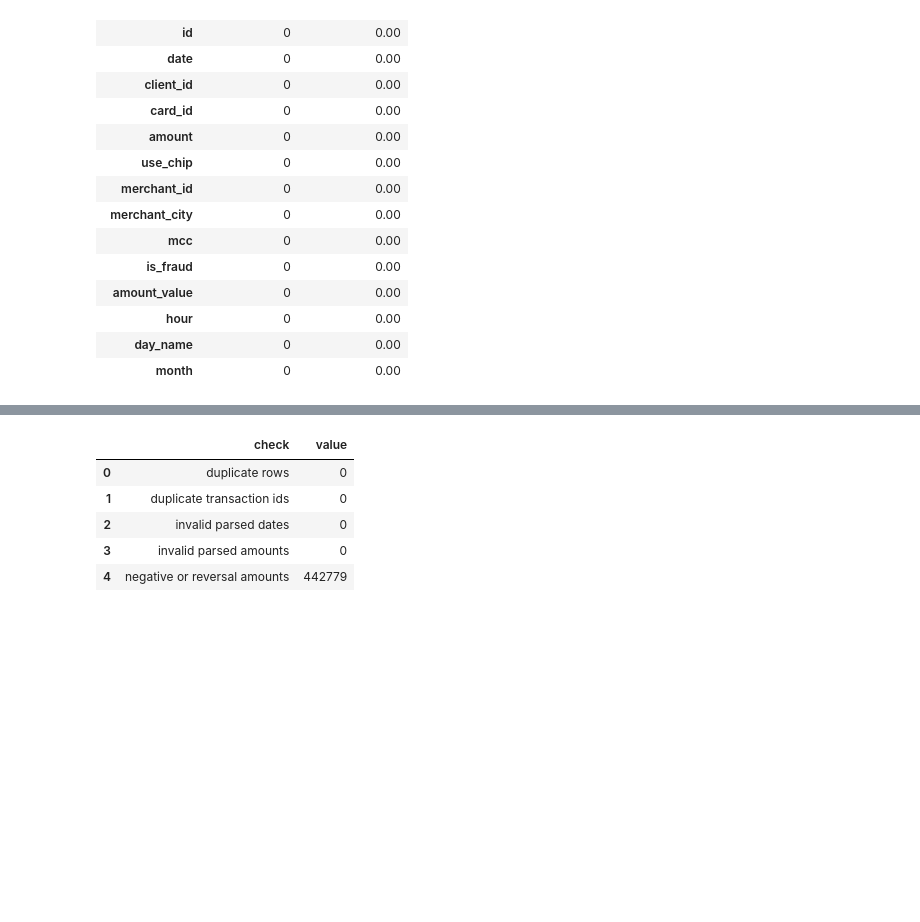
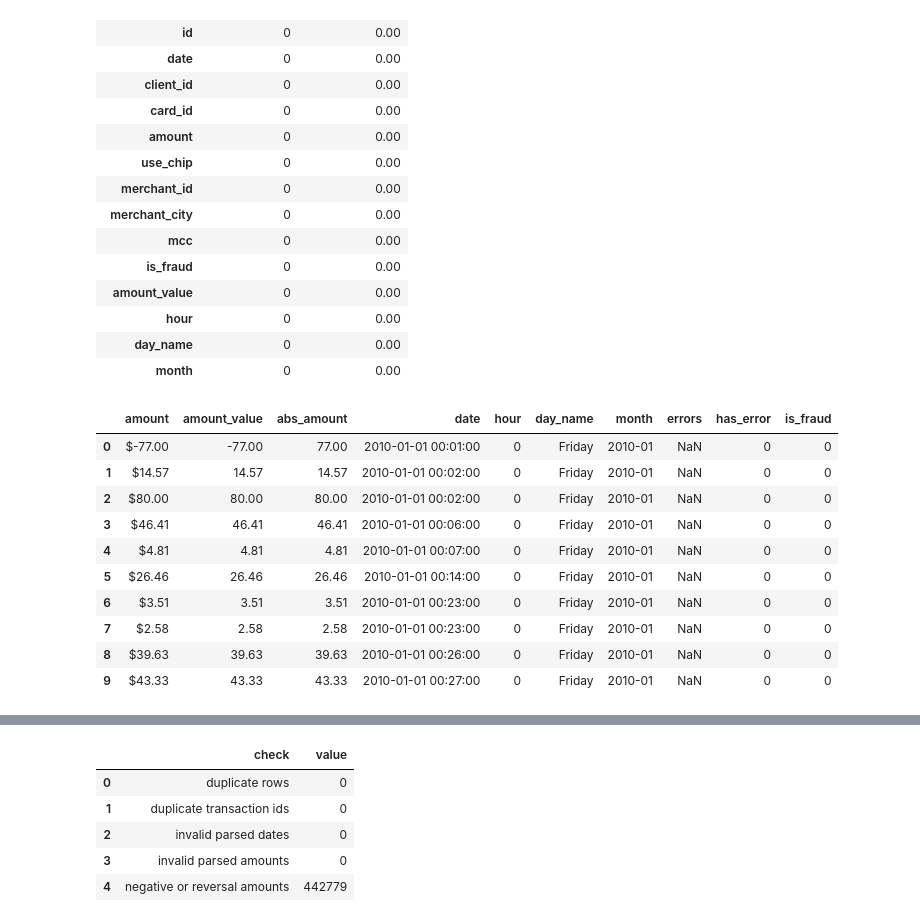
Before and after one commit to chen123893/Big-Data-Project, a Jupyter notebook: notebooks/02_eda.ipynb, the cells around one changed output, grey strips where cells are left out. Cells and saved outputs as stored; diff of their text form; code cells hidden in the pictures; blank space fills up the shorter version.

```diff
--- a/notebooks/02_eda.ipynb
+++ b/notebooks/02_eda.ipynb
@@ -146,3 +146,35 @@ missing_summary
 | hour | 0 | 0.00 |
 | day_name | 0 | 0.00 |
 | month | 0 | 0.00 |
+# %%
+transactions["amount_value"] = pd.to_numeric(
+    transactions["amount"].astype(str).str.replace("$", "", regex=False),
+    errors="coerce"
+)
+
+transactions["abs_amount"] = transactions["amount_value"].abs()
+
+transactions["date"] = pd.to_datetime(transactions["date"], errors="coerce")
+transactions["hour"] = transactions["date"].dt.hour
+transactions["day_name"] = transactions["date"].dt.day_name()
+transactions["month"] = transactions["date"].dt.to_period("M").astype(str)
+
+transactions["has_error"] = transactions["errors"].notna().astype(int)
+
+feature_preview = transactions[
+    ["amount", "amount_value", "abs_amount", "date", "hour", "day_name", "month", "errors", "has_error", "is_fraud"]
+].head(10)
+
+feature_preview
+# %% [output]
+|  | amount | amount_value | abs_amount | date | hour | day_name | month | errors | has_error | is_fraud |
+| 0 | $-77.00 | -77.00 | 77.00 | 2010-01-01 00:01:00 | 0 | Friday | 2010-01 | NaN | 0 | 0 |
+| 1 | $14.57 | 14.57 | 14.57 | 2010-01-01 00:02:00 | 0 | Friday | 2010-01 | NaN | 0 | 0 |
+| 2 | $80.00 | 80.00 | 80.00 | 2010-01-01 00:02:00 | 0 | Friday | 2010-01 | NaN | 0 | 0 |
+| 3 | $46.41 | 46.41 | 46.41 | 2010-01-01 00:06:00 | 0 | Friday | 2010-01 | NaN | 0 | 0 |
+| 4 | $4.81 | 4.81 | 4.81 | 2010-01-01 00:07:00 | 0 | Friday | 2010-01 | NaN | 0 | 0 |
+| 5 | $26.46 | 26.46 | 26.46 | 2010-01-01 00:14:00 | 0 | Friday | 2010-01 | NaN | 0 | 0 |
+| 6 | $3.51 | 3.51 | 3.51 | 2010-01-01 00:23:00 | 0 | Friday | 2010-01 | NaN | 0 | 0 |
+| 7 | $2.58 | 2.58 | 2.58 | 2010-01-01 00:23:00 | 0 | Friday | 2010-01 | NaN | 0 | 0 |
+| 8 | $39.63 | 39.63 | 39.63 | 2010-01-01 00:26:00 | 0 | Friday | 2010-01 | NaN | 0 | 0 |
+| 9 | $43.33 | 43.33 | 43.33 | 2010-01-01 00:27:00 | 0 | Friday | 2010-01 | NaN | 0 | 0 |
```
Also changed, not shown: parts of 4 cells of this notebook.
